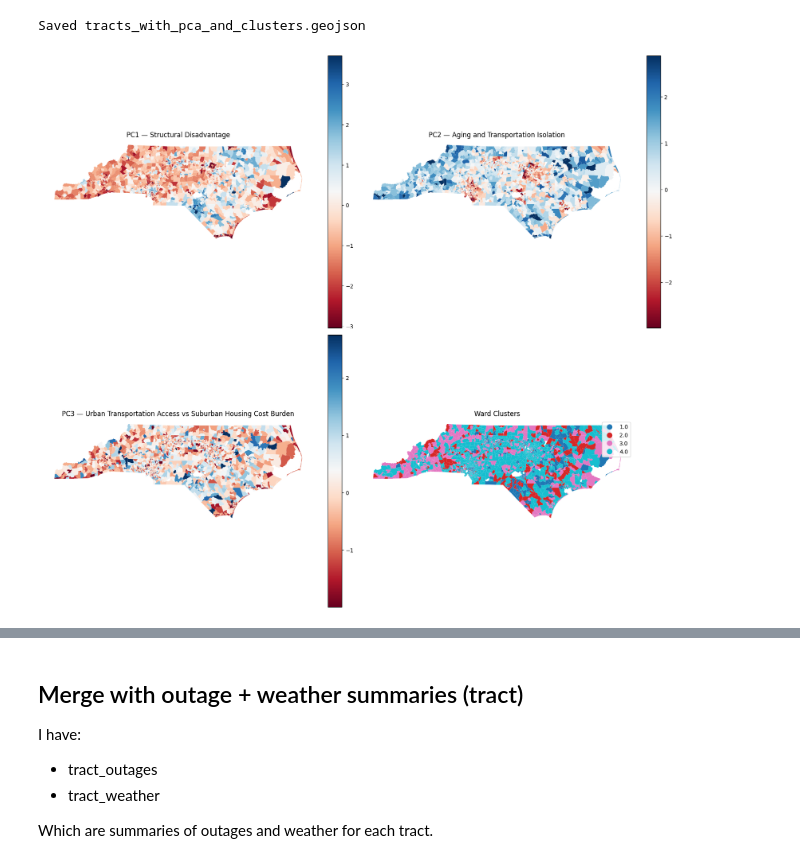
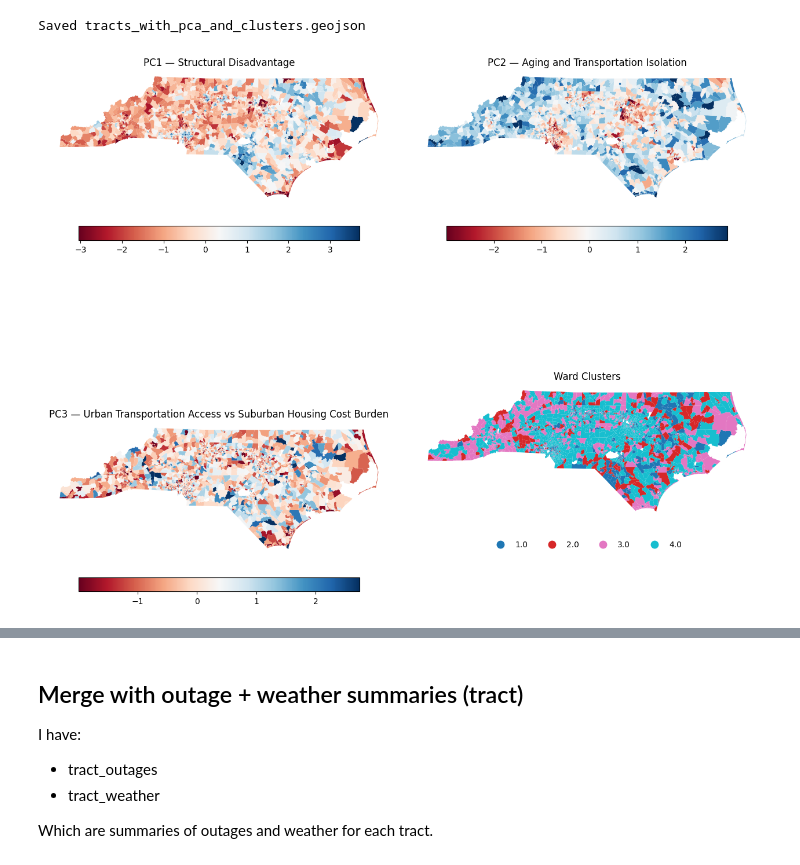
Before and after one commit to jessalynlc/MP, a Jupyter notebook: pca_socioeconomics.ipynb, the cells around one changed output, grey strips where cells are left out. Cells and saved outputs as stored; diff of their text form; code cells hidden in the pictures.

Commit message:
Updates to figures.

```diff
--- a/pca_socioeconomics.ipynb
+++ b/pca_socioeconomics.ipynb
@@ -481,10 +481,8 @@ print("Saved tracts_with_pca_and_clusters.geojson")
 # %% [output]
 Saved tracts_with_pca_and_clusters.geojson
 # %%
-variables = ['PC1','PC2','PC3','hc_cluster']
-titles = ['PC1 — Structural Disadvantage', 'PC2 — Aging / Mobility', 'PC3 — Older Suburban Stability', 'Ward clusters']
-
-fig, axes = plt.subplots(2, 2, figsize=(16, 14), constrained_layout=True)
+import matplotlib.pyplot as plt
+from matplotlib.lines import Line2D
 
 variables = ['PC1', 'PC2', 'PC3', 'hc_cluster']
 titles = [
@@ -494,47 +492,87 @@ titles = [
     'Ward Clusters'
 ]
 
-# axes is a 2x2 numpy array; flatten to 1D list of axes
+# ❌ remove constrained_layout (causes legend issues)
+fig, axes = plt.subplots(2, 2, figsize=(16, 14))
 axes = axes.ravel()
 
 for i, var in enumerate(variables):
-    ax = axes[i]  # <-- HERE IS THE FIX: ax is now a single Axes object
+    ax = axes[i]
 
     if var == 'hc_cluster':
-        # categorical map
+        # 🔑 plot WITHOUT legend
         gdf.plot(
             column=var,
             ax=ax,
             categorical=True,
-            legend=True,
+            legend=False,
             cmap='tab10',
             linewidth=0,
             edgecolor='none'
         )
+
+        # 🔑 build TRUE horizontal legend with circles
+        categories = sorted(gdf[var].unique())
+        cmap = plt.cm.get_cmap('tab10', len(categories))
+
+        handles = [
+            Line2D(
+                [0], [0],
+                marker='o',
+                linestyle='None',
+                markerfacecolor=cmap(j),
+                markeredgecolor='none',   # 🔑 removes outline
+                markeredgewidth=0,        # extra safety
+                markersize=10,
+                label=str(cat)
+            )
+            for j, cat in enumerate(categories)
+        ]
+
+        ax.legend(
+            handles=handles,
+            loc='upper center',
+            bbox_to_anchor=(0.5, -0.12),
+            ncol=len(categories),
+            frameon=False
+        )
+
     else:
-        # continuous PCs with diverging colormap
         vmin = gdf[var].quantile(0.01)
         vmax = gdf[var].quantile(0.99)
+
         gdf.plot(
             column=var,
             ax=ax,
             cmap='RdBu',
             legend=True,
             vmin=vmin,
             vmax=vmax,
             linewidth=0,
-            edgecolor='none'
+            edgecolor='none',
+            legend_kwds={
+                "orientation": "horizontal",   # ✅ true horizontal
+                "fraction": 0.05,
+                "pad": 0.08
+            }
         )
 
     ax.set_title(titles[i], fontsize=12)
     ax.set_axis_off()
+
+# 🔑 spacing so legends fit cleanly
+plt.subplots_adjust(
+    hspace=0.25,
+    wspace=0.05,
+    bottom=0.10
+)
 
 plt.savefig(
     "data_processed/socioeconomic_pca_results/maps_pcs_and_cluster.png",
     dpi=300,
     bbox_inches='tight'
 )
 
 plt.show()
 # %% [output]
-[figure, old version]
+[figure, new version]
```
Also changed, not shown: parts of 1 cell of this notebook, 14 other files.
